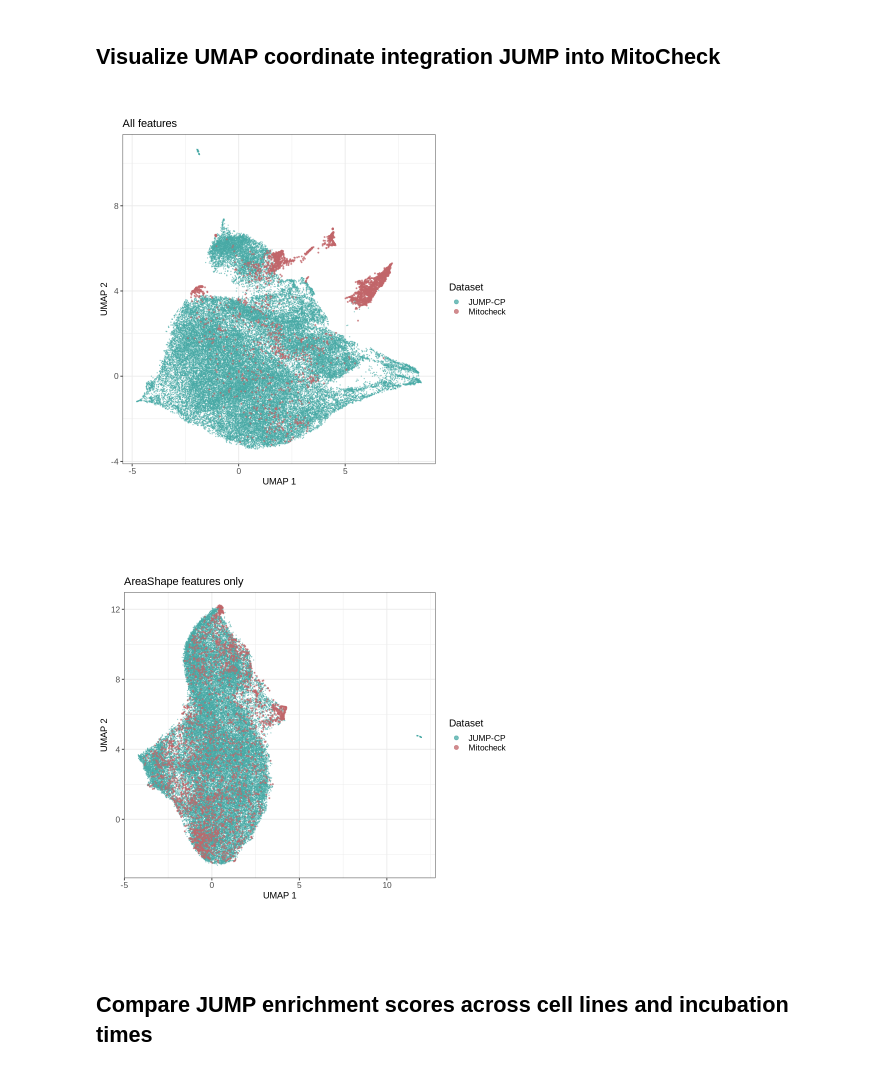
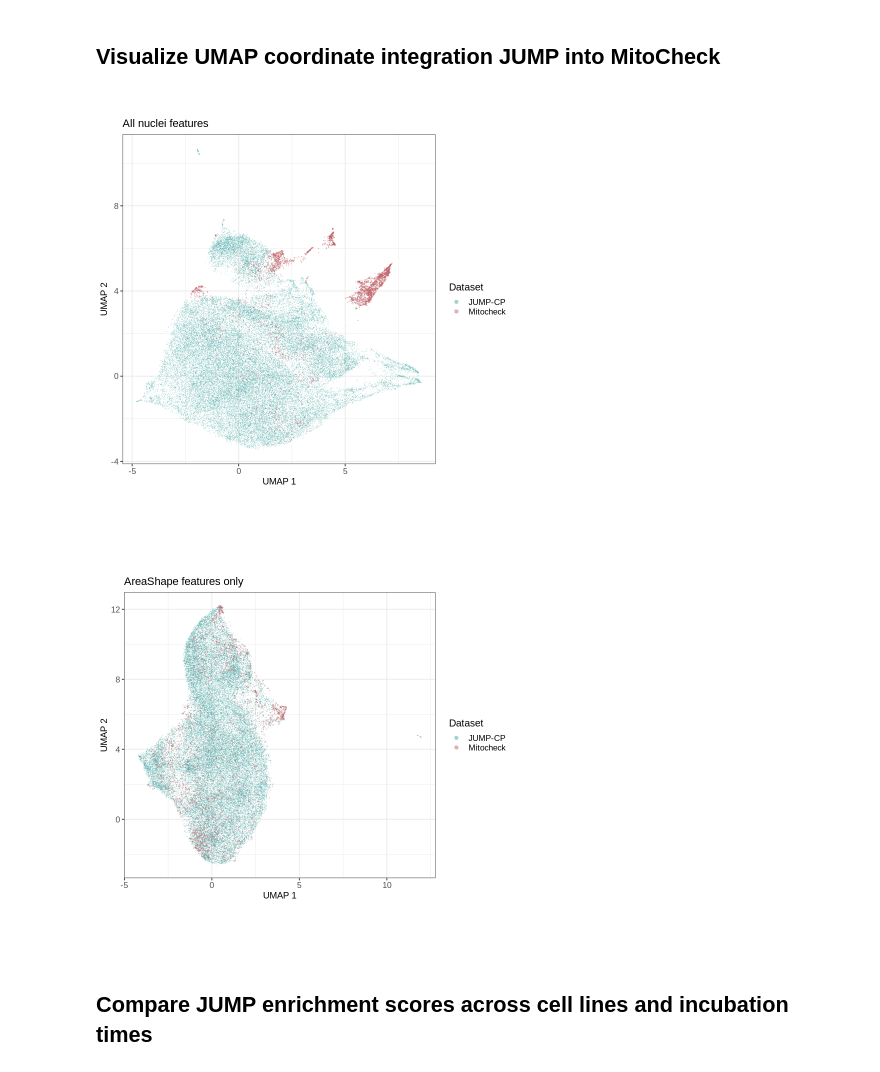
Before and after one commit to WayScience/phenotypic_profiling, a Jupyter notebook: 7.figures/Figure5_JUMP_application.ipynb, the cells around one changed output. Cells and saved outputs as stored; diff of their text form; code cells hidden in the pictures.

Commit message:
finalize figure 5

```diff
--- a/7.figures/Figure5_JUMP_application.ipynb
+++ b/7.figures/Figure5_JUMP_application.ipynb
@@ -75,50 +77,54 @@ A tibble: 6 × 5
 # %%
 all_feature_umap_gg <- (
     ggplot(all_feature_umap_df, aes(x = UMAP0, y = UMAP1))
     + geom_point(
         aes(color = Metadata_data_name),
         size = 0.1,
-        alpha = 0.5
+        alpha = 0.3,
+        shape = 16
     )
     + geom_point(
         data = all_feature_umap_df %>% dplyr::filter(Metadata_data_name == "mitocheck"),
         aes(color = Metadata_data_name),
-        size = 0.5,
-        alpha = 0.5
+        size = 0.4,
+        alpha = 0.3,
+        shape = 16
     )
     + theme_bw()
     + phenotypic_ggplot_theme
     + guides(
         color = guide_legend(
             override.aes = list(size = 2)
         )
     )
     + labs(x = "UMAP 1", y = "UMAP 2")
     + scale_color_manual(
         "Dataset",
         values = dataset_colors,
         labels = dataset_labels
     )
-    + ggtitle("All features")
+    + ggtitle("All nuclei features")
     + coord_fixed()
 )
 
 all_feature_umap_gg
 # %% [output]
-[figure, old version]
+[figure, new version]
 # %%
 area_shape_umap_gg <- (
     ggplot(area_shape_umap_df, aes(x = UMAP0, y = UMAP1))
     + geom_point(
         aes(color = Metadata_data_name),
-        size = 0.07,
-        alpha = 0.5
+        size = 0.1,
+        alpha = 0.3,
+        shape = 16
     )
     + geom_point(
         data = area_shape_umap_df %>% dplyr::filter(Metadata_data_name == "mitocheck"),
         aes(color = Metadata_data_name),
-        size = 0.5,
-        alpha = 0.5
+        size = 0.4,
+        alpha = 0.3,
+        shape = 16
     )
     + theme_bw()
     + phenotypic_ggplot_theme
@@ -139,7 +145,7 @@ area_shape_umap_gg <- (
 
 area_shape_umap_gg
 # %% [output]
-[figure, old version]
+[figure, new version]
 # %% [markdown]
 ## Compare JUMP enrichment scores across cell lines and incubation times
 # %%
```
Also changed, not shown: parts of 8 cells of this notebook, 3 other files.
